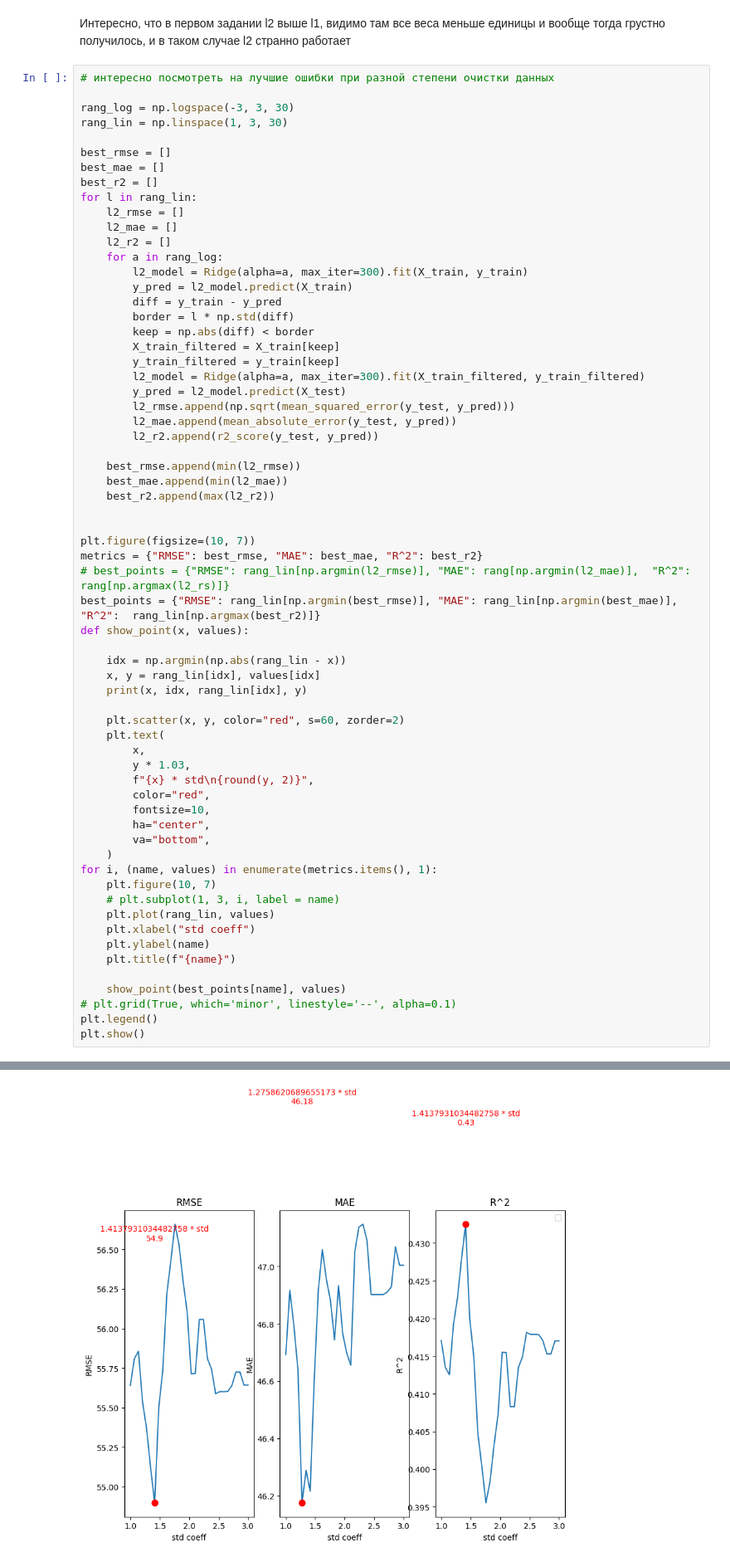
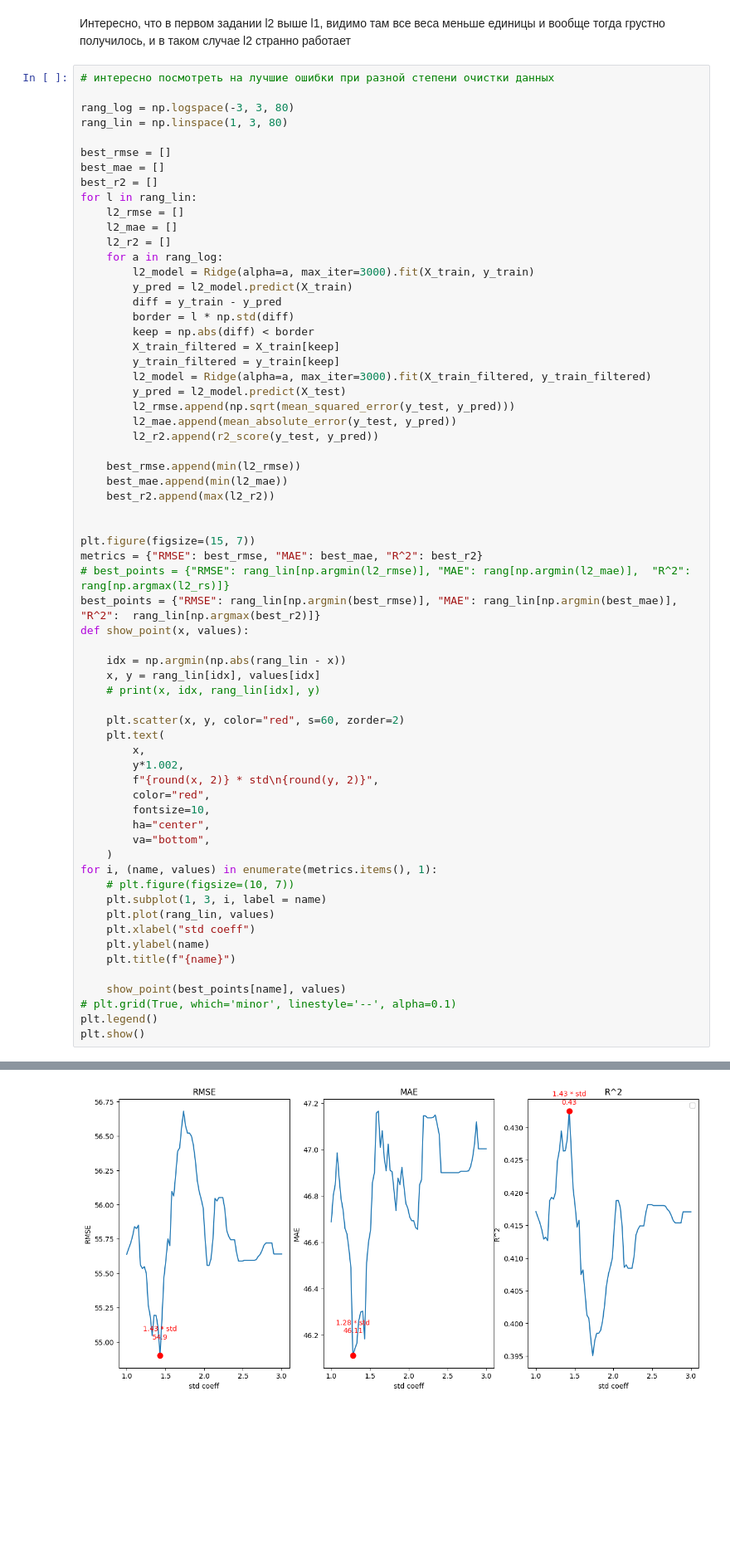
Before and after one commit to CottageCheesse/ML-AESC-11-RD, a Jupyter notebook: linreg_tune/task4_linreg_tune_practice.ipynb, the cells around one changed output, grey strips where cells are left out. Shown: that part at 83% size. Cells and saved outputs as stored; diff of their text form; blank space fills up the shorter version.

```diff
--- a/linreg_tune/task4_linreg_tune_practice.ipynb
+++ b/linreg_tune/task4_linreg_tune_practice.ipynb
@@ -180,8 +180,8 @@ __Задание 3.__ Отчёт
 # %%
 # интересно посмотреть на лучшие ошибки при разной степени очистки данных
 
-rang_log = np.logspace(-3, 3, 30)
-rang_lin = np.linspace(1, 3, 30)
+rang_log = np.logspace(-3, 3, 80)
+rang_lin = np.linspace(1, 3, 80)
 
 best_rmse = []
 best_mae = []
@@ -191,14 +191,14 @@ for l in rang_lin:
     l2_mae = []
     l2_r2 = []
     for a in rang_log:
-        l2_model = Ridge(alpha=a, max_iter=300).fit(X_train, y_train)
+        l2_model = Ridge(alpha=a, max_iter=3000).fit(X_train, y_train)
         y_pred = l2_model.predict(X_train)
         diff = y_train - y_pred
         border = l * np.std(diff)
         keep = np.abs(diff) < border
         X_train_filtered = X_train[keep]
         y_train_filtered = y_train[keep]
-        l2_model = Ridge(alpha=a, max_iter=300).fit(X_train_filtered, y_train_filtered)
+        l2_model = Ridge(alpha=a, max_iter=3000).fit(X_train_filtered, y_train_filtered)
         y_pred = l2_model.predict(X_test)
         l2_rmse.append(np.sqrt(mean_squared_error(y_test, y_pred)))
         l2_mae.append(mean_absolute_error(y_test, y_pred))
@@ -209,7 +209,7 @@ for l in rang_lin:
     best_r2.append(max(l2_r2))
 
 
-plt.figure(figsize=(10, 7))
+plt.figure(figsize=(15, 7))
 metrics = {"RMSE": best_rmse, "MAE": best_mae, "R^2": best_r2}
 # best_points = {"RMSE": rang_lin[np.argmin(l2_rmse)], "MAE": rang[np.argmin(l2_mae)],  "R^2":  rang[np.argmax(l2_rs)]}
 best_points = {"RMSE": rang_lin[np.argmin(best_rmse)], "MAE": rang_lin[np.argmin(best_mae)],  "R^2":  rang_lin[np.argmax(best_r2)]}
@@ -217,21 +217,21 @@ def show_point(x, values):
 
     idx = np.argmin(np.abs(rang_lin - x))
     x, y = rang_lin[idx], values[idx]
-    print(x, idx, rang_lin[idx], y)
+    # print(x, idx, rang_lin[idx], y)
 
     plt.scatter(x, y, color="red", s=60, zorder=2)
     plt.text(
         x,
-        y * 1.03,
-        f"{x} * std\n{round(y, 2)}",
+        y*1.002,
+        f"{round(x, 2)} * std\n{round(y, 2)}",
         color="red",
         fontsize=10,
         ha="center",
         va="bottom",
     )
 for i, (name, values) in enumerate(metrics.items(), 1):
-    plt.figure(10, 7)
-    # plt.subplot(1, 3, i, label = name)
+    # plt.figure(figsize=(10, 7))
+    plt.subplot(1, 3, i, label = name)
     plt.plot(rang_lin, values)
     plt.xlabel("std coeff")
     plt.ylabel(name)
@@ -248 +245 @@ plt.show()
-[figure, old version]
+[figure, new version]
```
Also changed, not shown: parts of 3 cells of this notebook.
